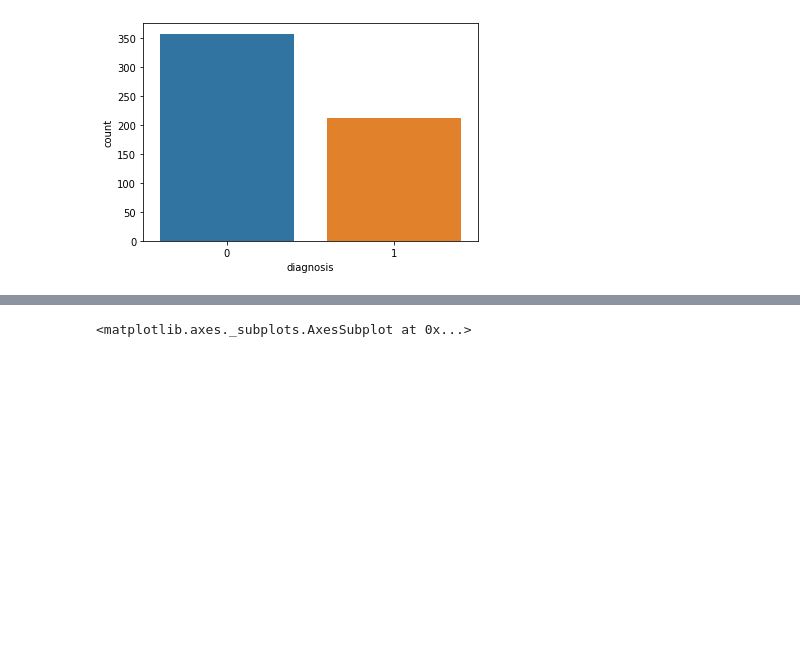
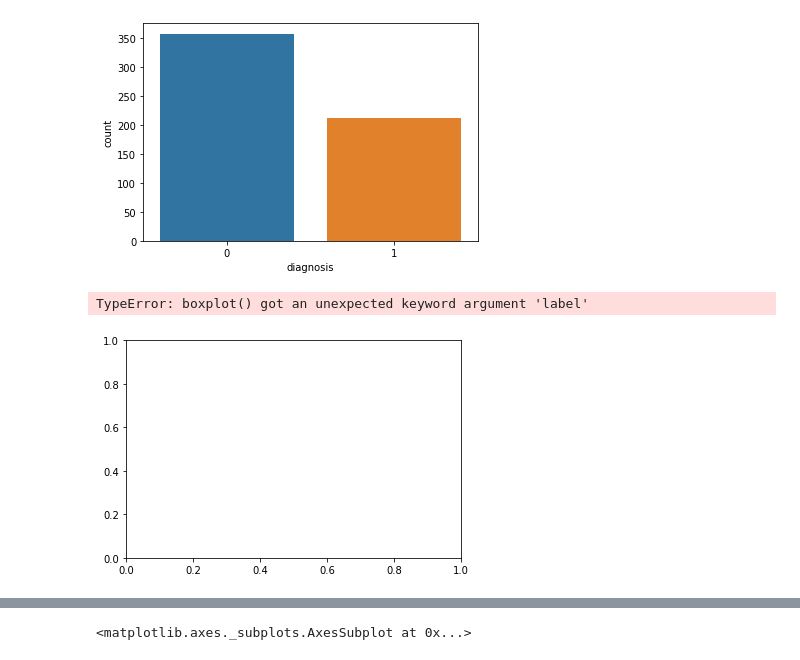
Before and after one commit to michaljerzy/JupyterProject, a Jupyter notebook: Jupyter/Projekt Data Science.ipynb, the cells around one changed output, grey strips where cells are left out. Cells and saved outputs as stored; diff of their text form; code cells hidden in the pictures; blank space fills up the shorter version.

```diff
--- a/Jupyter/Projekt Data Science.ipynb
+++ b/Jupyter/Projekt Data Science.ipynb
@@ -137,3 +143,8 @@ sns.countplot(data['diagnosis'],label="Count")
 # %% [output]
 <matplotlib.axes._subplots.AxesSubplot at 0x...>
 [figure]
+# %%
+sns.boxplot(x=data['diagnosis'], y=data['Coy'])
+# %% [output]
+TypeError: boxplot() got an unexpected keyword argument 'label'
+[figure, added]
```
Also changed, not shown: parts of 20 cells of this notebook, 1 other file.
